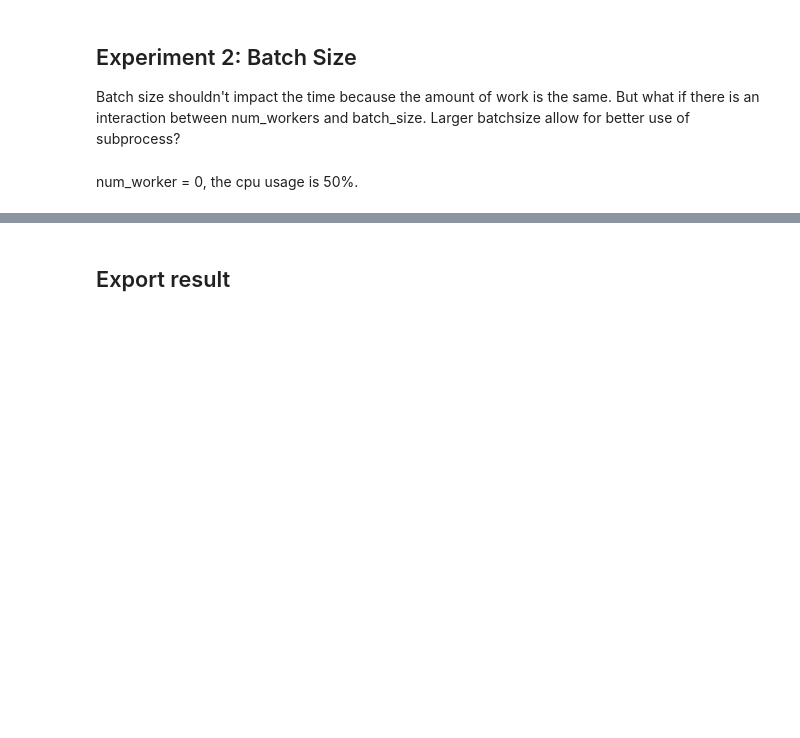
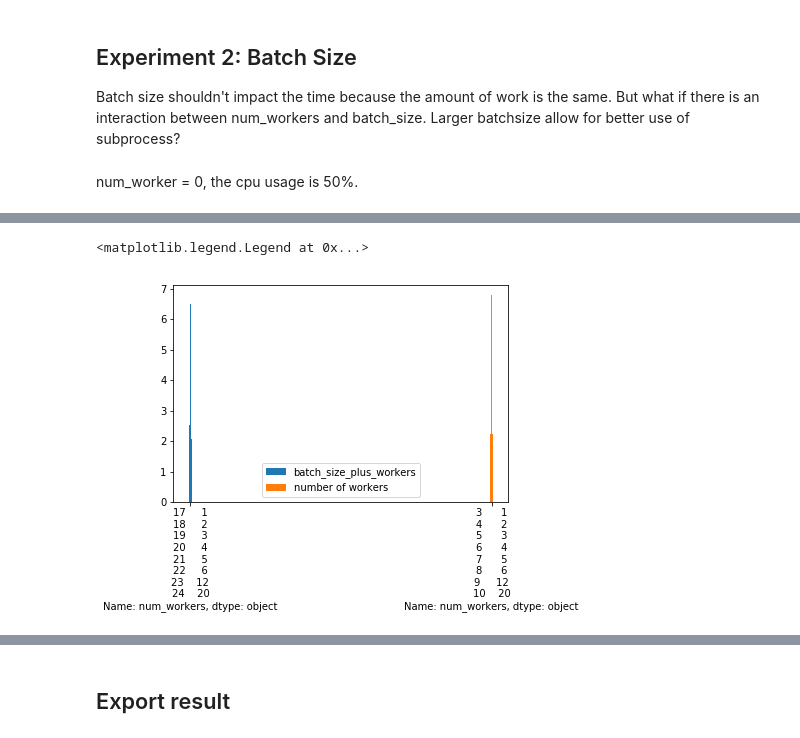
Before and after one commit to jachen36/humpback_kaggle, a Jupyter notebook: 0_loading_image.ipynb, the cells around one changed output, grey strips where cells are left out. Cells and saved outputs as stored; diff of their text form; code cells hidden in the pictures; blank space fills up the shorter version.

```diff
--- a/0_loading_image.ipynb
+++ b/0_loading_image.ipynb
@@ -145,0 +224,8 @@ Batch Size: 128
+# %%
+for label, df_group in compare.groupby('experiment'):
+    plt.bar(str(df_group.num_workers), df_group.avg/60, df_group.stdev/60, label=label)
+
+plt.legend()
+# %% [output]
+<matplotlib.legend.Legend at 0x...>
+[figure, added]
```
Also changed, not shown: parts of 31 cells of this notebook, 1 other file.
